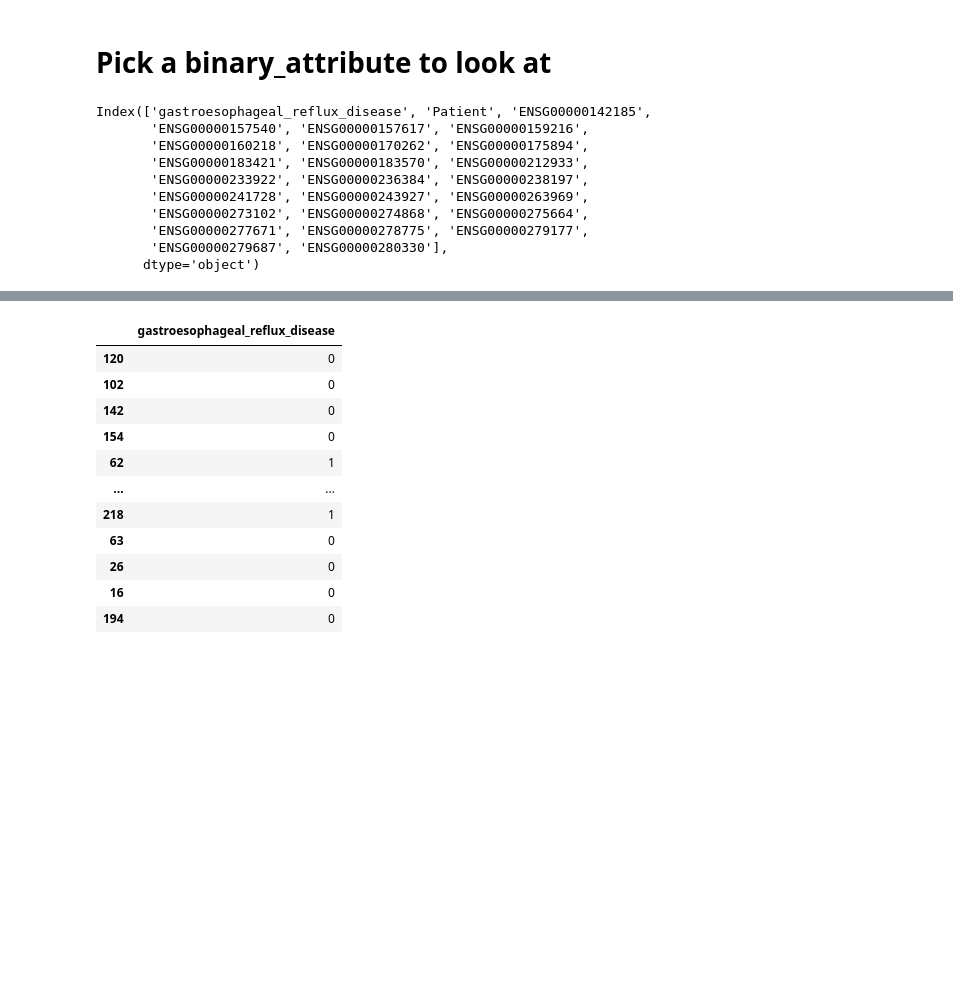
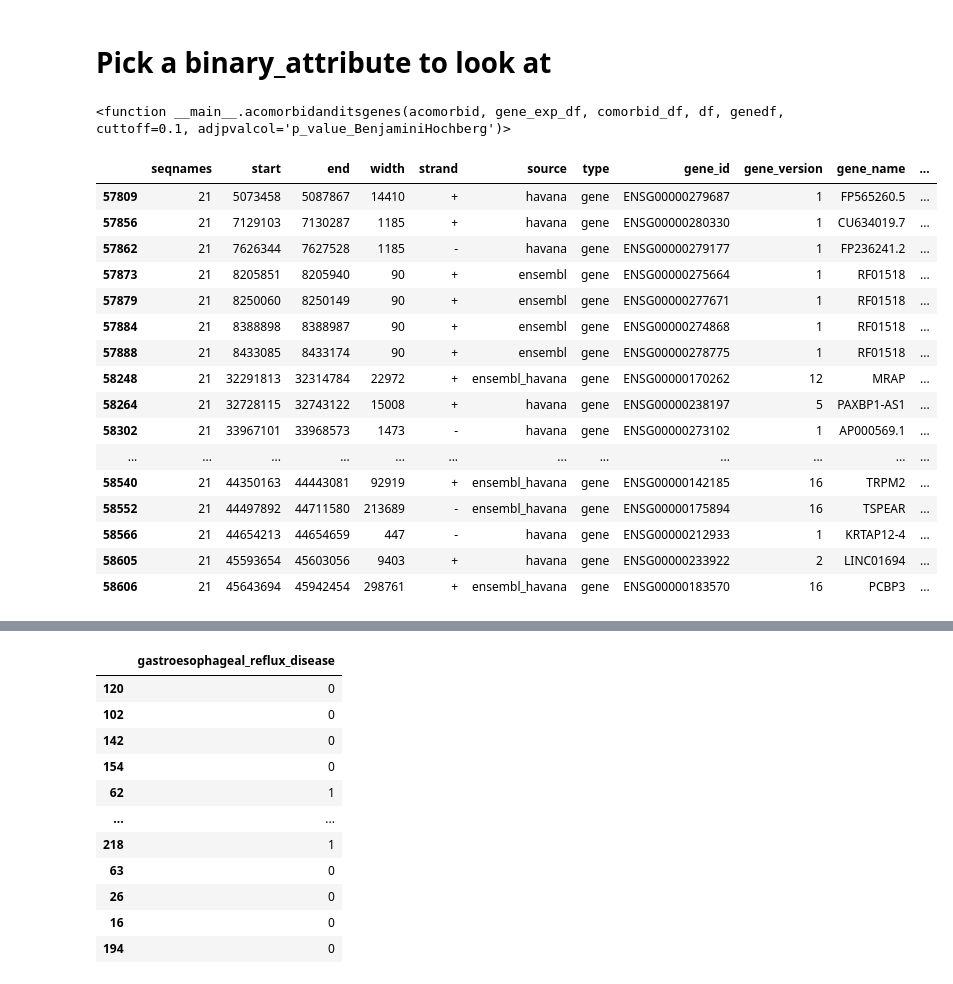
Before and after one commit to reza610/psea, a Jupyter notebook: notebook_examples/one_comorbid_many_gene.ipynb, the cells around one changed output, grey strips where cells are left out. Cells and saved outputs as stored; diff of their text form; code cells hidden in the pictures; blank space fills up the shorter version.

```diff
--- a/notebook_examples/one_comorbid_many_gene.ipynb
+++ b/notebook_examples/one_comorbid_many_gene.ipynb
@@ -85,0 +97,5 @@ def zscoregenes(acomorbid, genexpconditiondf):
+# %%
+#acondition = "constipation_disorder"
+#acondition = "strabismus"
+acondition="eustachian_tube_disorder"
+#acondition="gastroesophageal_reflux_disease"
@@ -97,19 +145,31 @@ lookatdf=genexpconditiondf
 dontuse_columns = ["Patient", acondition]
 gene_names = [thiscolname for thiscolname in lookatdf.columns if thiscolname not in dontuse_columns]
 lookatdf = lookatdf.sort_values(gene_names[0])
-# %%
-lookatdf.columns
-# %% [output]
-Index(['gastroesophageal_reflux_disease', 'Patient', 'ENSG00000142185',
-       'ENSG00000157540', 'ENSG00000157617', 'ENSG00000159216',
-       'ENSG00000160218', 'ENSG00000170262', 'ENSG00000175894',
-       'ENSG00000183421', 'ENSG00000183570', 'ENSG00000212933',
-       'ENSG00000233922', 'ENSG00000236384', 'ENSG00000238197',
-       'ENSG00000241728', 'ENSG00000243927', 'ENSG00000263969',
-       'ENSG00000273102', 'ENSG00000274868', 'ENSG00000275664',
-       'ENSG00000277671', 'ENSG00000278775', 'ENSG00000279177',
-       'ENSG00000279687', 'ENSG00000280330'],
-      dtype='object')
+# %%
+acomorbidanditsgenes
+# %% [output]
+<function __main__.acomorbidanditsgenes(acomorbid, gene_exp_df, comorbid_df, df, genedf, cuttoff=0.1, adjpvalcol='p_value_BenjaminiHochberg')>
+# %%
+genedf_this_comorbid = genedf[genedf["gene_id"].isin(lookatdf.columns)]
+genedf_this_comorbid
+# %% [output]
+|  | seqnames | start | end | width | strand | source | type | gene_id | gene_version | gene_name | ... |
+| 57809 | 21 | 5073458 | 5087867 | 14410 | + | havana | gene | ENSG00000279687 | 1 | FP565260.5 | ... |
+| 57856 | 21 | 7129103 | 7130287 | 1185 | + | havana | gene | ENSG00000280330 | 1 | CU634019.7 | ... |
+| 57862 | 21 | 7626344 | 7627528 | 1185 | - | havana | gene | ENSG00000279177 | 1 | FP236241.2 | ... |
+| 57873 | 21 | 8205851 | 8205940 | 90 | + | ensembl | gene | ENSG00000275664 | 1 | RF01518 | ... |
+| 57879 | 21 | 8250060 | 8250149 | 90 | + | ensembl | gene | ENSG00000277671 | 1 | RF01518 | ... |
+| 57884 | 21 | 8388898 | 8388987 | 90 | + | ensembl | gene | ENSG00000274868 | 1 | RF01518 | ... |
+| 57888 | 21 | 8433085 | 8433174 | 90 | + | ensembl | gene | ENSG00000278775 | 1 | RF01518 | ... |
+| 58248 | 21 | 32291813 | 32314784 | 22972 | + | ensembl_havana | gene | ENSG00000170262 | 12 | MRAP | ... |
+| 58264 | 21 | 32728115 | 32743122 | 15008 | + | havana | gene | ENSG00000238197 | 5 | PAXBP1-AS1 | ... |
+| 58302 | 21 | 33967101 | 33968573 | 1473 | - | havana | gene | ENSG00000273102 | 1 | AP000569.1 | ... |
+| ... | ... | ... | ... | ... | ... | ... | ... | ... | ... | ... | ... |
+| 58540 | 21 | 44350163 | 44443081 | 92919 | + | ensembl_havana | gene | ENSG00000142185 | 16 | TRPM2 | ... |
+| 58552 | 21 | 44497892 | 44711580 | 213689 | - | ensembl_havana | gene | ENSG00000175894 | 16 | TSPEAR | ... |
+| 58566 | 21 | 44654213 | 44654659 | 447 | - | havana | gene | ENSG00000212933 | 1 | KRTAP12-4 | ... |
+| 58605 | 21 | 45593654 | 45603056 | 9403 | + | havana | gene | ENSG00000233922 | 2 | LINC01694 | ... |
+| 58606 | 21 | 45643694 | 45942454 | 298761 | + | ensembl_havana | gene | ENSG00000183570 | 16 | PCBP3 | ... |
 # %%
 from sklearn import cluster
 
```
Also changed, not shown: parts of 5 cells of this notebook.
